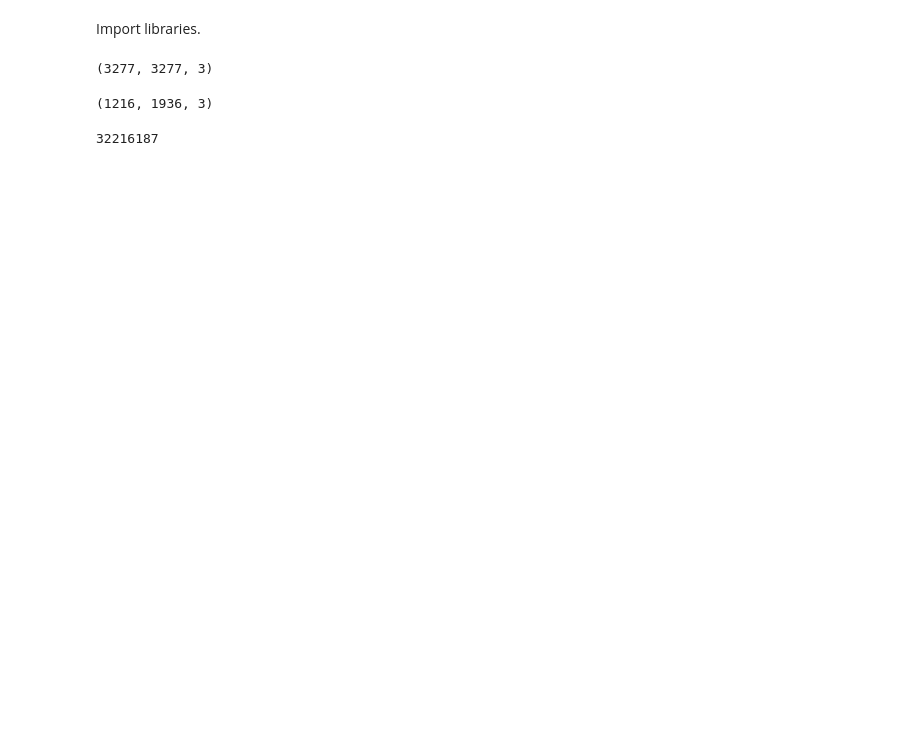
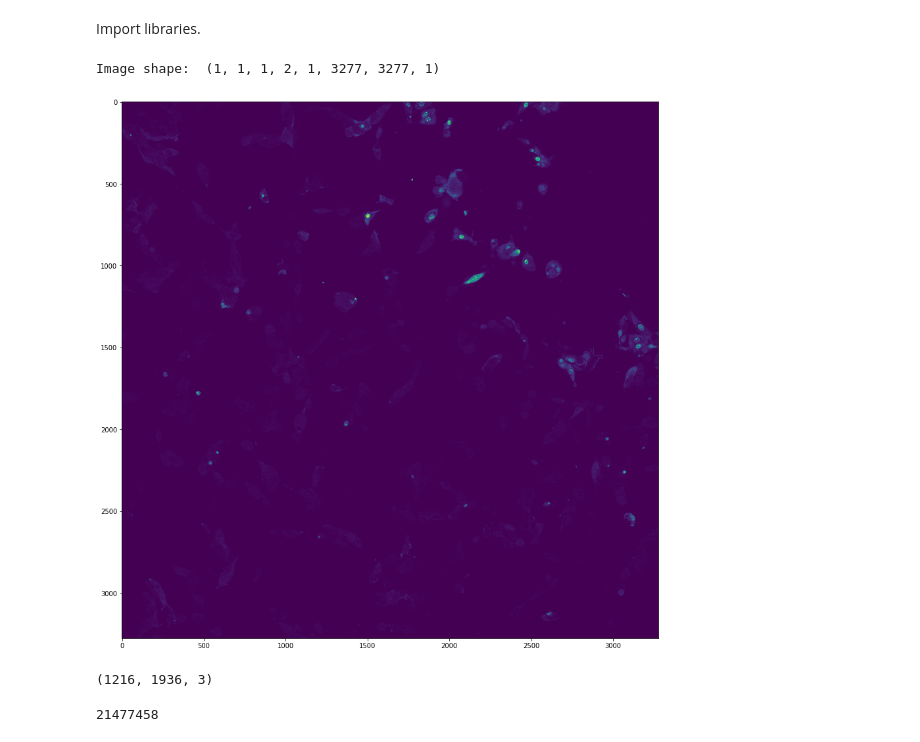
Before and after one commit to avkornaev/Python-for-image-processing-course, a Jupyter notebook: Cells_counter.ipynb, the cells around one changed output. Saved outputs shown, nothing was run; the diff lists cells and outputs as text; code cells hidden in the pictures; blank space fills up the shorter version.

```diff
--- a/Cells_counter.ipynb
+++ b/Cells_counter.ipynb
@@ -20,6 +32,0 @@ import tifffile
-# %%
-
-img = tifffile.imread('/content/drive/MyDrive/Cells_count/1122_1.tiff')
-print(img.shape)#y,x,ch
-# %% [output]
-(3277, 3277, 3)
@@ -26,3 +40,14 @@ print(img.shape)#y,x,ch
+# %%
+
+img = czifile.imread('/content/drive/MyDrive/Cells_count/B16_1122_2_2.czi')
+img1 = img[0,0,0,:,0,:,:,0]
+img2 = img1[0,:,:]
+plt.figure(figsize=(15,15))
+plt.imshow(img2)
+print('Image shape: ',img.shape)# ?, ?, ?, number of chanels, x size, y size, ?
+# %% [output]
+Image shape:  (1, 1, 1, 2, 1, 3277, 3277, 1)
+[figure, added]
 # %%
 from skimage import io, img_as_float, img_as_ubyte
 import cv2
@@ -31,4 +56,4 @@ print(img2.shape)#y,x,ch
 img.size
 # %% [output]
 (1216, 1936, 3)
-32216187
+21477458
```
Also changed, not shown: parts of 4 cells of this notebook.
